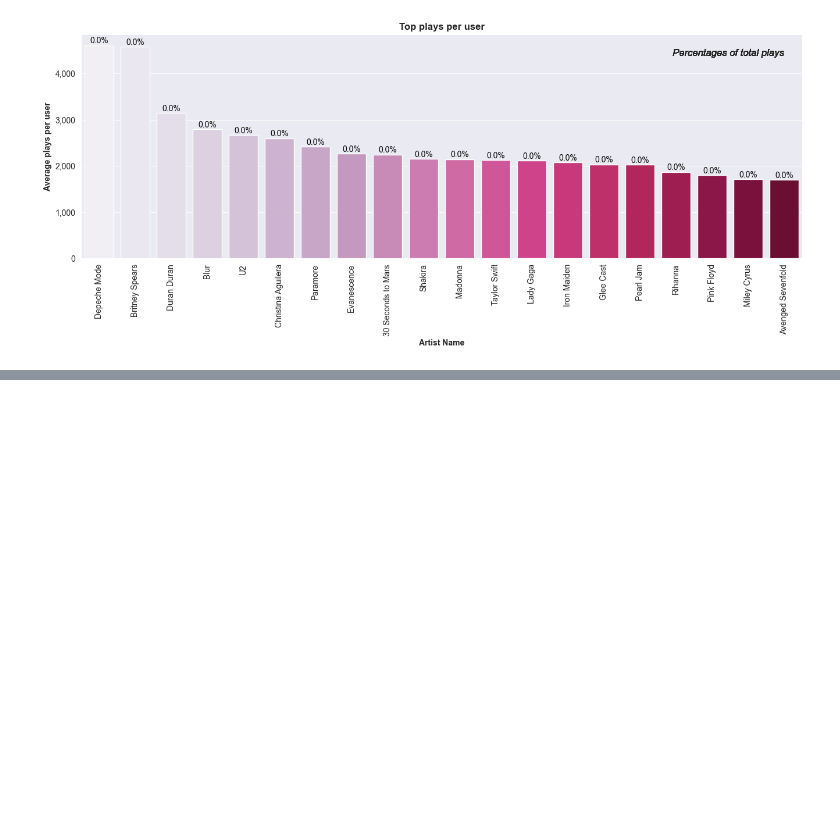
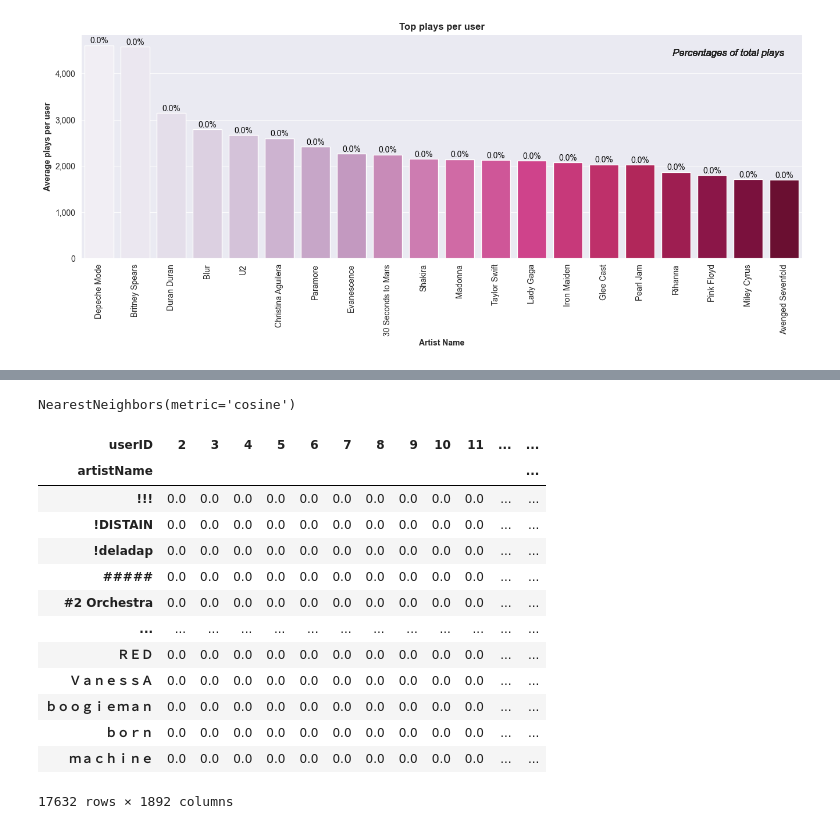
Before and after one commit to AlexCawl/DataAnalysis-lab-1, a Jupyter notebook: labs/lab_4/Processing_and_exploration.ipynb, the cells around one changed output, grey strips where cells are left out. Cells and saved outputs as stored; diff of their text form; code cells hidden in the pictures; blank space fills up the shorter version.

Commit message:
update: data filtering + bad knn

```diff
--- a/labs/lab_4/Processing_and_exploration.ipynb
+++ b/labs/lab_4/Processing_and_exploration.ipynb
@@ -257,3 +274,22 @@ t = artist_rank[artist_rank['totalUniqueUsers']>100].sort_values(['avgUserPlays'
 bar_chart(t.index, t.avgUserPlays, 'Artist Name', 'Average plays per user', 'Top plays per user', 'Percentages of total plays', original.artistWeight.sum())
 # %% [output]
 [figure]
+# %%
+from sklearn.neighbors import NearestNeighbors
+from scipy.sparse import csr_matrix
+
+
+def data_to_sparse(data, index, columns, values):
+    pivot = data.pivot(index=index, columns=columns, values=values).fillna(0)
+    sparse = csr_matrix(pivot.values)
+    print(sparse.shape)
+    return pivot, sparse
+
+def fit_knn(sparse):
+    knn = NearestNeighbors(metric='cosine')
+    knn.fit(sparse)
+    print(knn)
+    return knn
+# %%
+pivot_original, sparse_original = data_to_sparse(original, index='artistName', columns='userID', values='artistWeight')
+print(sparse_original)
@@ -259,0 +314,21 @@ bar_chart(t.index, t.avgUserPlays, 'Artist Name', 'Average plays per user', 'Top
+# %%
+knn = fit_knn(sparse_original)
+# %% [output]
+NearestNeighbors(metric='cosine')
+# %%
+pivot_original.head()
+# %% [output]
+| userID | 2 | 3 | 4 | 5 | 6 | 7 | 8 | 9 | 10 | 11 | ... | ... |
+| artistName |  |  |  |  |  |  |  |  |  |  |  | ... |
+| !!! | 0.0 | 0.0 | 0.0 | 0.0 | 0.0 | 0.0 | 0.0 | 0.0 | 0.0 | 0.0 | ... | ... |
+| !DISTAIN | 0.0 | 0.0 | 0.0 | 0.0 | 0.0 | 0.0 | 0.0 | 0.0 | 0.0 | 0.0 | ... | ... |
+| !deladap | 0.0 | 0.0 | 0.0 | 0.0 | 0.0 | 0.0 | 0.0 | 0.0 | 0.0 | 0.0 | ... | ... |
+| ##### | 0.0 | 0.0 | 0.0 | 0.0 | 0.0 | 0.0 | 0.0 | 0.0 | 0.0 | 0.0 | ... | ... |
+| #2 Orchestra | 0.0 | 0.0 | 0.0 | 0.0 | 0.0 | 0.0 | 0.0 | 0.0 | 0.0 | 0.0 | ... | ... |
+| ... | ... | ... | ... | ... | ... | ... | ... | ... | ... | ... | ... | ... |
+| ＲＥＤ | 0.0 | 0.0 | 0.0 | 0.0 | 0.0 | 0.0 | 0.0 | 0.0 | 0.0 | 0.0 | ... | ... |
+| ＶａｎｅｓｓＡ | 0.0 | 0.0 | 0.0 | 0.0 | 0.0 | 0.0 | 0.0 | 0.0 | 0.0 | 0.0 | ... | ... |
+| ｂｏｏｇｉｅｍａｎ | 0.0 | 0.0 | 0.0 | 0.0 | 0.0 | 0.0 | 0.0 | 0.0 | 0.0 | 0.0 | ... | ... |
+| ｂｏｒｎ | 0.0 | 0.0 | 0.0 | 0.0 | 0.0 | 0.0 | 0.0 | 0.0 | 0.0 | 0.0 | ... | ... |
+| ｍａｃｈｉｎｅ | 0.0 | 0.0 | 0.0 | 0.0 | 0.0 | 0.0 | 0.0 | 0.0 | 0.0 | 0.0 | ... | ... |
+17632 rows × 1892 columns
```
Also changed, not shown: parts of 12 cells of this notebook.
